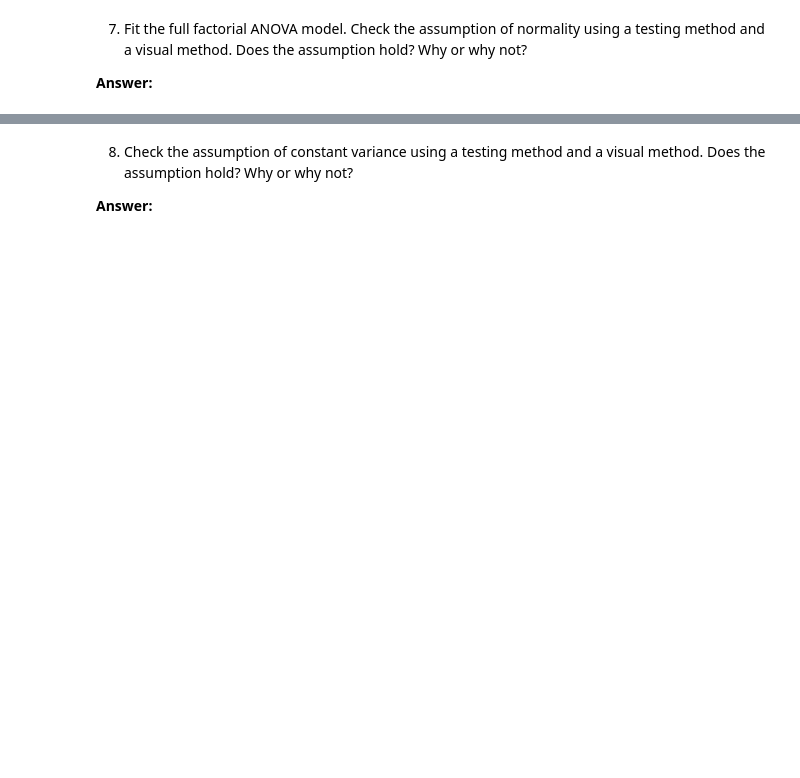
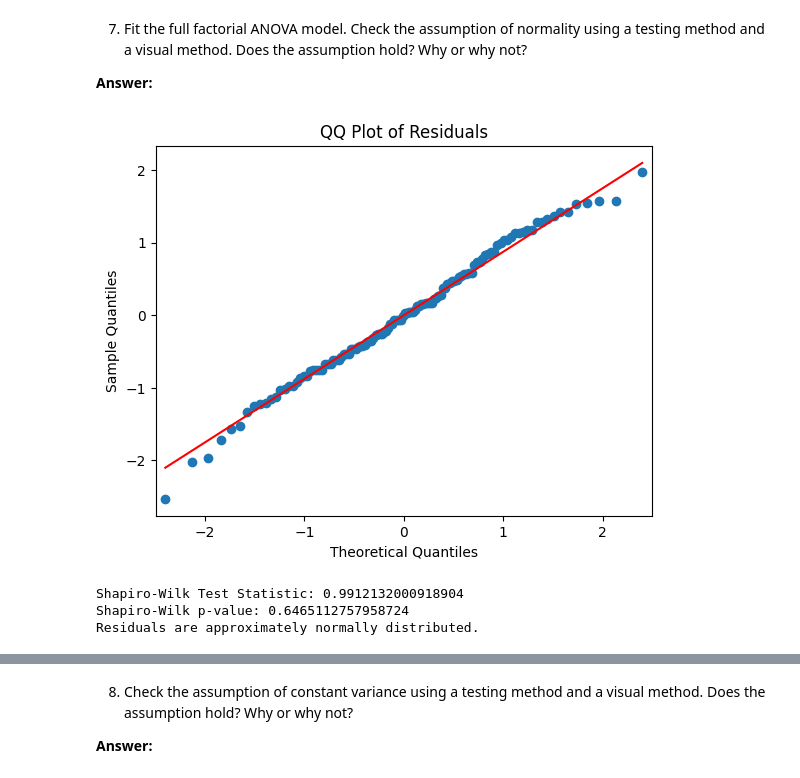
Before and after one commit to rohanbhuin/STAT-7220-Applied-Experimental-Design, a Jupyter notebook: Assignments/Final-Exam/Final-Exam.ipynb, the cells around one changed output, grey strips where cells are left out. Saved outputs shown, nothing was run; the diff lists cells and outputs as text; code cells hidden in the pictures; blank space fills up the shorter version.

```diff
--- a/Assignments/Final-Exam/Final-Exam.ipynb
+++ b/Assignments/Final-Exam/Final-Exam.ipynb
@@ -278,3 +297,35 @@ Sausage Hot   No        4.86  0.653537
 **Answer:**
 # %%
 ## Question 7 Code ##
+
+## Import Relevant Libraries ##
+import statsmodels.api as sm
+from statsmodels.formula.api import ols
+from scipy import stats
+
+## Build Full Factorial ANOVA Model ##
+model = ols('Satisfaction ~ Protein * Salsa * Potatoes', data=burritos).fit()
+
+## Extract Residuals ##
+residuals = model.resid
+
+## Generate QQ Plot for Residuals ##
+sm.qqplot(residuals, line='s')
+plt.title("QQ Plot of Residuals")
+plt.show()
+
+## Perform Shapiro-Wilk Test for Normality ##
+shapiro_test = stats.shapiro(residuals)
+
+print("Shapiro-Wilk Test Statistic:", shapiro_test.statistic)
+print("Shapiro-Wilk p-value:", shapiro_test.pvalue)
+
+if shapiro_test.pvalue > 0.05:
+    print("Residuals are approximately normally distributed.")
+else:
+    print("Residuals are not approximately normally distributed.")
+# %% [output]
+[figure, added]
+Shapiro-Wilk Test Statistic: 0.9912132000918904
+Shapiro-Wilk p-value: 0.6465112757958724
+Residuals are approximately normally distributed.
```
Also changed, not shown: parts of 28 cells of this notebook.
